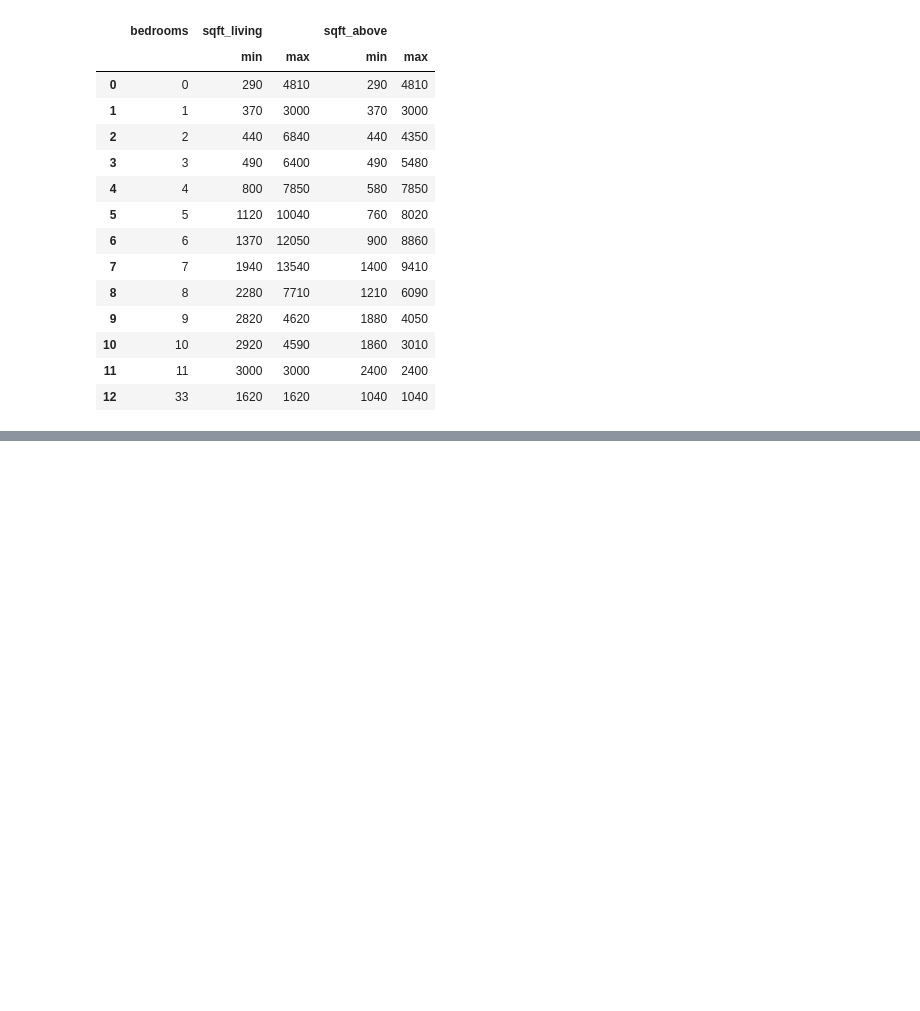
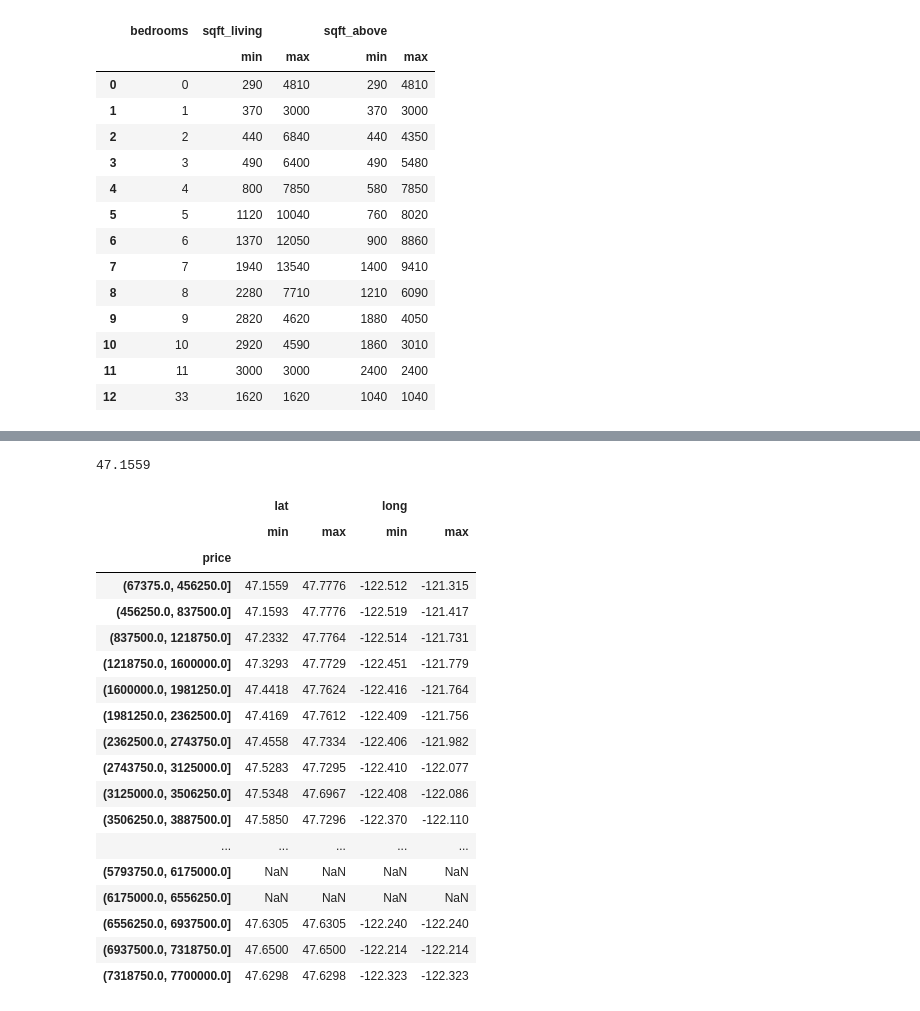
Before and after one commit to FawziElZein/House-Sales-King-County-Analysis-Part-3, a Jupyter notebook: Pandas Assignment #4.ipynb, the cells around one changed output, grey strips where cells are left out. Drawn from its saved outputs; the diff is of its cells as text; code cells hidden in the pictures; blank space fills up the shorter version.

Commit message:
House prices vs demography analysis

```diff
--- a/Pandas Assignment #4.ipynb
+++ b/Pandas Assignment #4.ipynb
@@ -163,0 +150,3 @@ This shows that the space of the houses with a high number of bedrooms falls int
+# %%
+df_price_intervals = pd.cut(df.loc[df['price']<=2000000]['price'],bins=20)
+df_price_intervals.value_counts()
@@ -163,0 +171,28 @@ This shows that the space of the houses with a high number of bedrooms falls int
+# %%
+[df['lat'].min(),df['lat'].max()]
+min(df['lat'])
+# %% [output]
+47.1559
+# %%
+df_agg_price = df.groupby(df_price_intervals)[['lat','long']].agg(['min','max'])
+df_agg_price
+# %% [output]
+|  | lat |  | long |  |
+|  | min | max | min | max |
+| price |  |  |  |  |
+| (67375.0, 456250.0] | 47.1559 | 47.7776 | -122.512 | -121.315 |
+| (456250.0, 837500.0] | 47.1593 | 47.7776 | -122.519 | -121.417 |
+| (837500.0, 1218750.0] | 47.2332 | 47.7764 | -122.514 | -121.731 |
+| (1218750.0, 1600000.0] | 47.3293 | 47.7729 | -122.451 | -121.779 |
+| (1600000.0, 1981250.0] | 47.4418 | 47.7624 | -122.416 | -121.764 |
+| (1981250.0, 2362500.0] | 47.4169 | 47.7612 | -122.409 | -121.756 |
+| (2362500.0, 2743750.0] | 47.4558 | 47.7334 | -122.406 | -121.982 |
+| (2743750.0, 3125000.0] | 47.5283 | 47.7295 | -122.410 | -122.077 |
+| (3125000.0, 3506250.0] | 47.5348 | 47.6967 | -122.408 | -122.086 |
+| (3506250.0, 3887500.0] | 47.5850 | 47.7296 | -122.370 | -122.110 |
+| ... | ... | ... | ... | ... |
+| (5793750.0, 6175000.0] | NaN | NaN | NaN | NaN |
+| (6175000.0, 6556250.0] | NaN | NaN | NaN | NaN |
+| (6556250.0, 6937500.0] | 47.6305 | 47.6305 | -122.240 | -122.240 |
+| (6937500.0, 7318750.0] | 47.6500 | 47.6500 | -122.214 | -122.214 |
+| (7318750.0, 7700000.0] | 47.6298 | 47.6298 | -122.323 | -122.323 |
```
Also changed, not shown: parts of 20 cells of this notebook.
